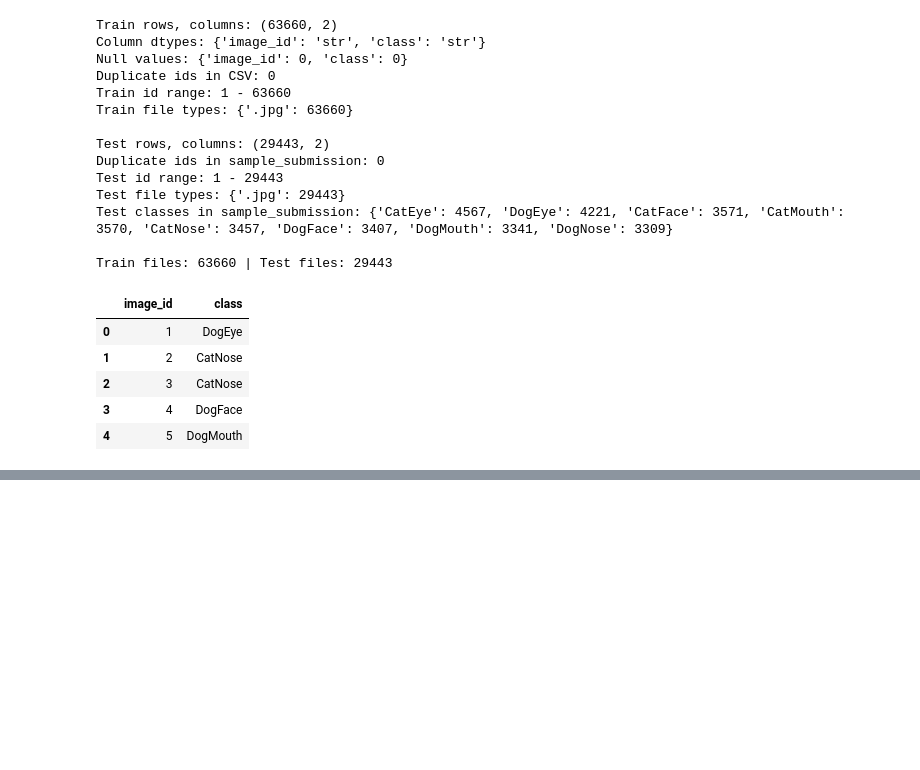
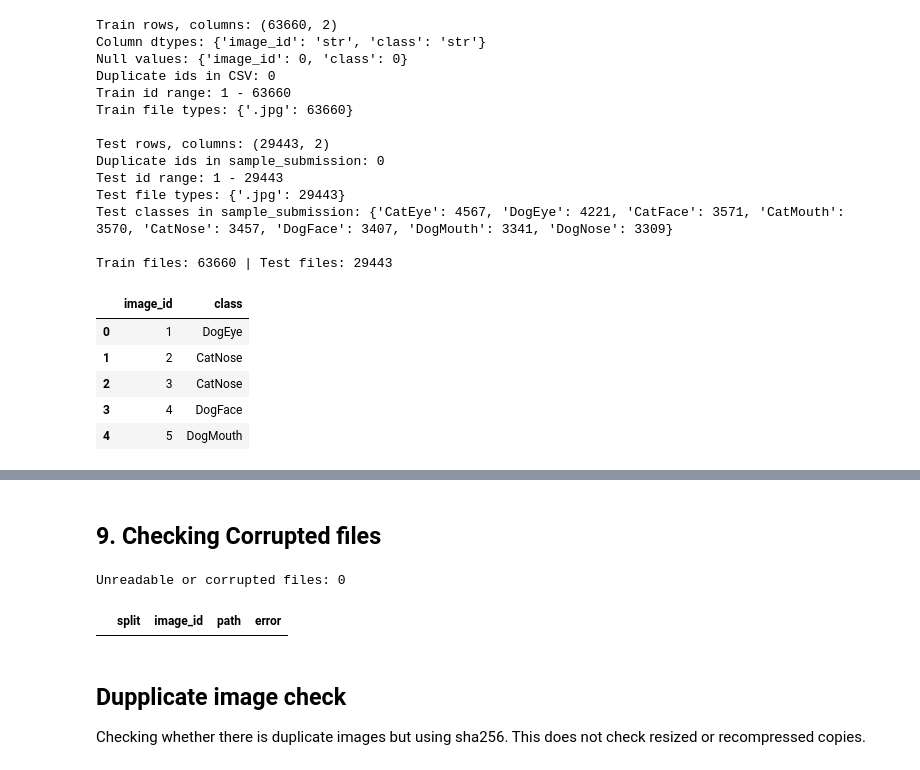
Before and after one commit to ShawnLeeyz/KaggleCompetitionENGE707, a Jupyter notebook: Task1_Data_Exploration.ipynb, the cells around one changed output, grey strips where cells are left out. Drawn from its saved outputs; the diff is of its cells as text; code cells hidden in the pictures; blank space fills up the shorter version.

```diff
--- a/Task1_Data_Exploration.ipynb
+++ b/Task1_Data_Exploration.ipynb
@@ -135,0 +321,17 @@ Train files: 63660 | Test files: 29443
+# %% [markdown]
+## 9. Checking Corrupted files
+# %%
+# Display files that could not be read or fully decoded
+corrupted_files = image_checks[image_checks["error"].notna()].copy()
+
+print(f"Unreadable or corrupted files: {len(corrupted_files):,}")
+display(
+    corrupted_files[["split", "image_id", "path", "error"]]
+)
+# %% [output]
+Unreadable or corrupted files: 0
+|  | split | image_id | path | error |
+# %% [markdown]
+## Dupplicate image check
+
+Checking whether there is duplicate images but using sha256. This does not check resized or recompressed copies.
```
Also changed, not shown: parts of 7 cells of this notebook, 1 other file.
